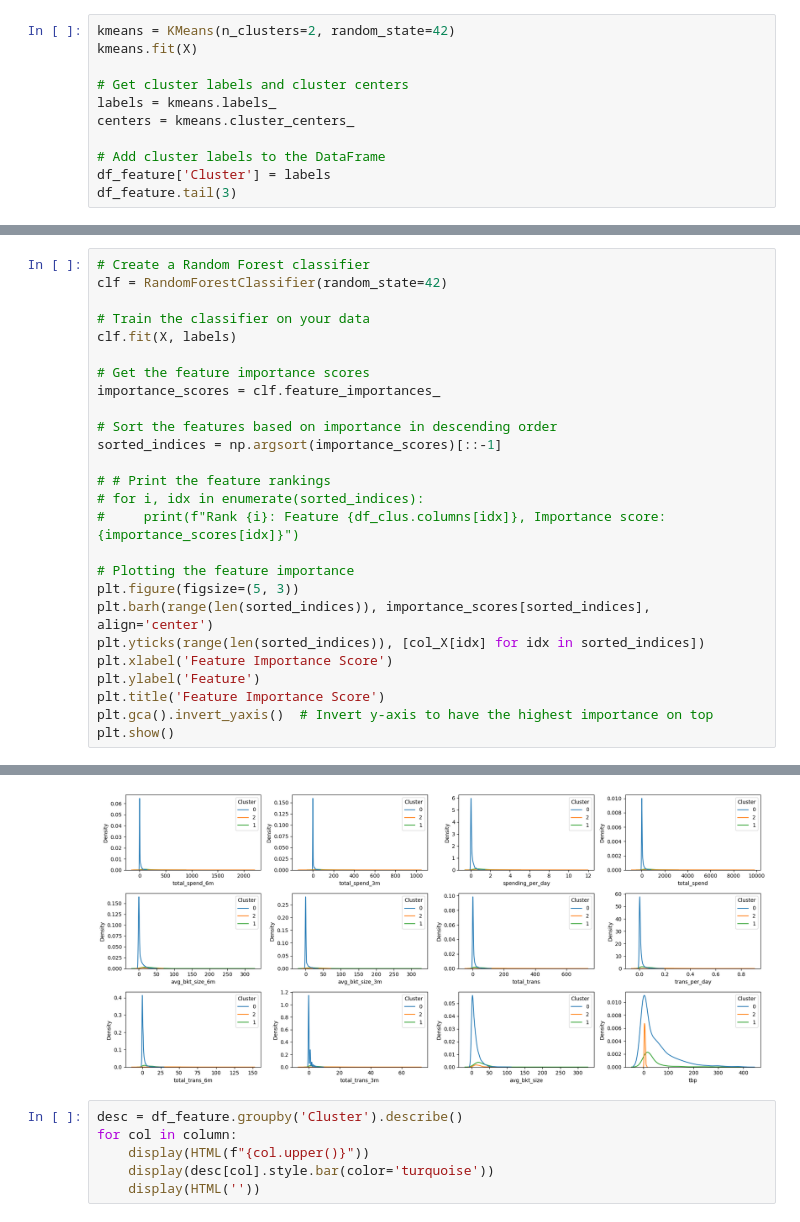
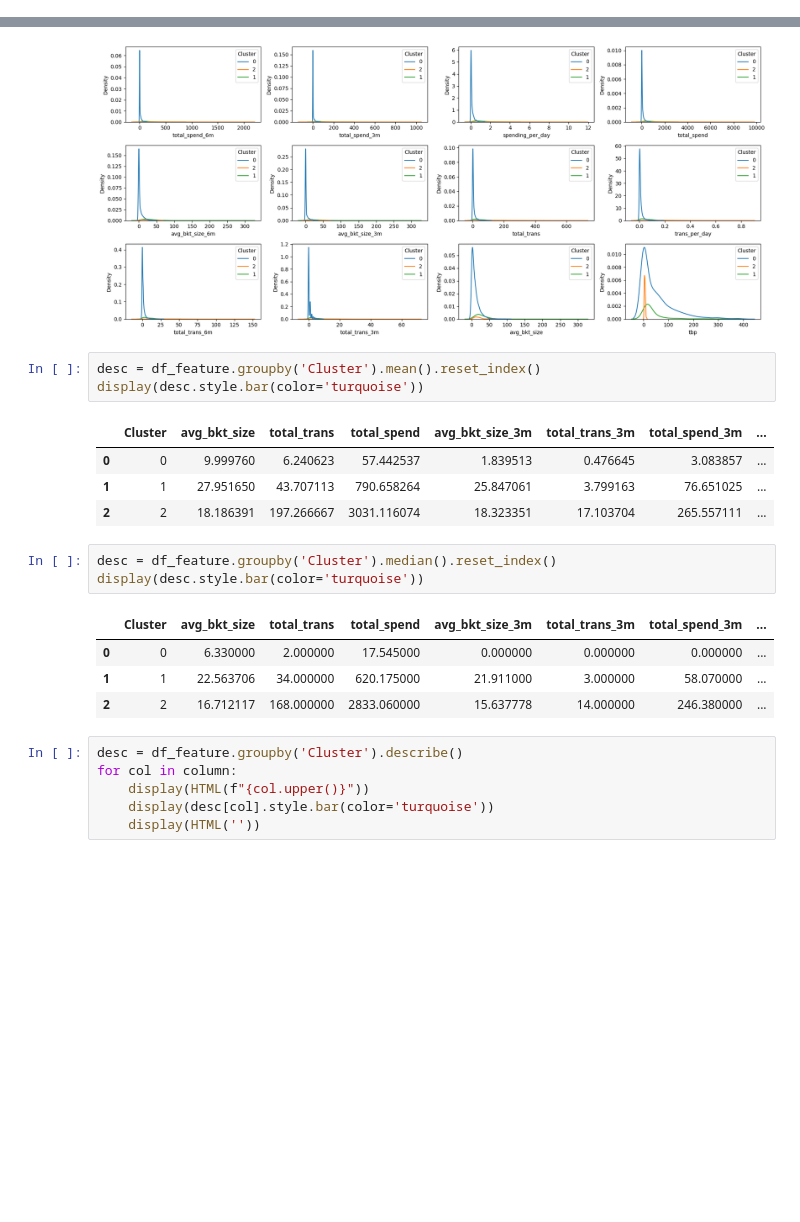
Before and after one commit to terjirapat/MADT8101-Customer-Analytics, a Jupyter notebook: Workshop 2 - Customer Single View/main.ipynb, the cells around one changed output, grey strips where cells are left out. Cells and saved outputs as stored; diff of their text form; blank space fills up the shorter version.

```diff
--- a/Workshop 2 - Customer Single View/main.ipynb
+++ b/Workshop 2 - Customer Single View/main.ipynb
@@ -273,11 +276,0 @@ plt.show()
-# %%
-kmeans = KMeans(n_clusters=2, random_state=42)
-kmeans.fit(X)
-
-# Get cluster labels and cluster centers
-labels = kmeans.labels_
-centers = kmeans.cluster_centers_
-
-# Add cluster labels to the DataFrame
-df_feature['Cluster'] = labels
-df_feature.tail(3)
@@ -289,26 +276,0 @@ df_feature.tail(3)
-# %%
-# Create a Random Forest classifier
-clf = RandomForestClassifier(random_state=42)
-
-# Train the classifier on your data
-clf.fit(X, labels)
-
-# Get the feature importance scores
-importance_scores = clf.feature_importances_
-
-# Sort the features based on importance in descending order
-sorted_indices = np.argsort(importance_scores)[::-1]
-
-# # Print the feature rankings
-# for i, idx in enumerate(sorted_indices):
-#     print(f"Rank {i}: Feature {df_clus.columns[idx]}, Importance score: {importance_scores[idx]}")
-
-# Plotting the feature importance
-plt.figure(figsize=(5, 3))
-plt.barh(range(len(sorted_indices)), importance_scores[sorted_indices], align='center')
-plt.yticks(range(len(sorted_indices)), [col_X[idx] for idx in sorted_indices])
-plt.xlabel('Feature Importance Score')
-plt.ylabel('Feature')
-plt.title('Feature Importance Score')
-plt.gca().invert_yaxis()  # Invert y-axis to have the highest importance on top
-plt.show()
@@ -577,6 +452,22 @@ for feature in column:
 plt.show()
 # %% [output]
 [figure]
+# %%
+desc = df_feature.groupby('Cluster').mean().reset_index()
+display(desc.style.bar(color='turquoise'))
+# %% [output]
+|  | Cluster | avg_bkt_size | total_trans | total_spend | avg_bkt_size_3m | total_trans_3m | total_spend_3m | ... |
+| 0 | 0 | 9.999760 | 6.240623 | 57.442537 | 1.839513 | 0.476645 | 3.083857 | ... |
+| 1 | 1 | 27.951650 | 43.707113 | 790.658264 | 25.847061 | 3.799163 | 76.651025 | ... |
+| 2 | 2 | 18.186391 | 197.266667 | 3031.116074 | 18.323351 | 17.103704 | 265.557111 | ... |
+# %%
+desc = df_feature.groupby('Cluster').median().reset_index()
+display(desc.style.bar(color='turquoise'))
+# %% [output]
+|  | Cluster | avg_bkt_size | total_trans | total_spend | avg_bkt_size_3m | total_trans_3m | total_spend_3m | ... |
+| 0 | 0 | 6.330000 | 2.000000 | 17.545000 | 0.000000 | 0.000000 | 0.000000 | ... |
+| 1 | 1 | 22.563706 | 34.000000 | 620.175000 | 21.911000 | 3.000000 | 58.070000 | ... |
+| 2 | 2 | 16.712117 | 168.000000 | 2833.060000 | 15.637778 | 14.000000 | 246.380000 | ... |
 # %%
 desc = df_feature.groupby('Cluster').describe()
 for col in column:
```
Also changed, not shown: parts of 15 cells of this notebook.
